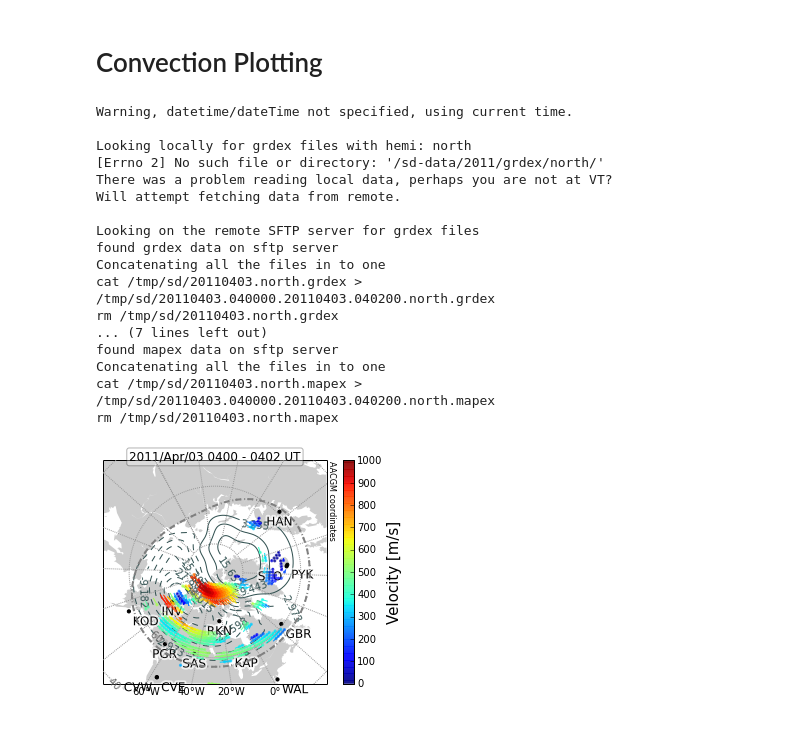
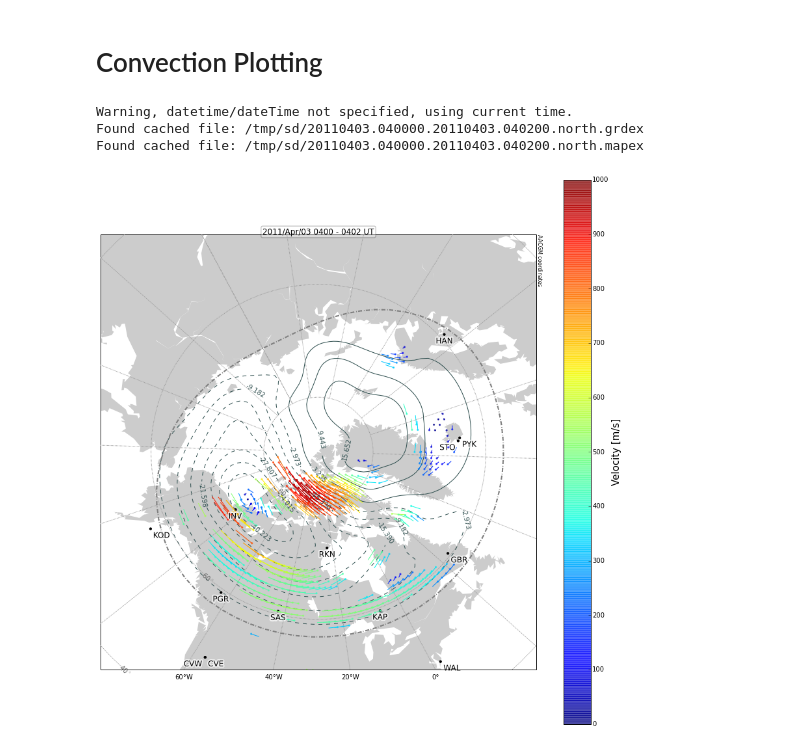
Before and after one commit to vtsuperdarn/davitpy, a Jupyter notebook: docs/notebook/SuperDARN Data Plotting.ipynb, the cells around one changed output. Saved outputs shown, nothing was run; the diff lists cells and outputs as text; code cells hidden in the pictures.

```diff
--- a/docs/notebook/SuperDARN Data Plotting.ipynb
+++ b/docs/notebook/SuperDARN Data Plotting.ipynb
@@ -119,34 +111,20 @@ reached end of data
 # %%
 import datetime
 import matplotlib.pyplot as plt
 import pydarn.plotting.plotMapGrd
 from utils import *
 
-fig = plt.figure()
+fig = plt.figure(figsize=(15,15))
 ax = fig.add_subplot(111)
 
 sdate = datetime.datetime(2011,4,3,4,0)
 mObj = plotUtils.mapObj(boundinglat=50.,gridLabels=True, coords='mag')
 mapDatObj = pydarn.plotting.plotMapGrd.MapConv(sdate, mObj, ax)
 mapDatObj.overlayMapFitVel()
 mapDatObj.overlayCnvCntrs()
 mapDatObj.overlayHMB()
 # %% [output]
 Warning, datetime/dateTime not specified, using current time.
-
-Looking locally for grdex files with hemi: north
-[Errno 2] No such file or directory: '/sd-data/2011/grdex/north/'
-There was a problem reading local data, perhaps you are not at VT?
-Will attempt fetching data from remote.
-
-Looking on the remote SFTP server for grdex files
-found grdex data on sftp server
-Concatenating all the files in to one
-cat /tmp/sd/20110403.north.grdex > /tmp/sd/20110403.040000.20110403.040200.north.grdex
-rm /tmp/sd/20110403.north.grdex
-... (7 lines left out)
-found mapex data on sftp server
-Concatenating all the files in to one
-cat /tmp/sd/20110403.north.mapex > /tmp/sd/20110403.040000.20110403.040200.north.mapex
-rm /tmp/sd/20110403.north.mapex
+Found cached file: /tmp/sd/20110403.040000.20110403.040200.north.grdex
+Found cached file: /tmp/sd/20110403.040000.20110403.040200.north.mapex
-[figure, old version]
+[figure, new version]
```
Also changed, not shown: parts of 4 cells of this notebook.
